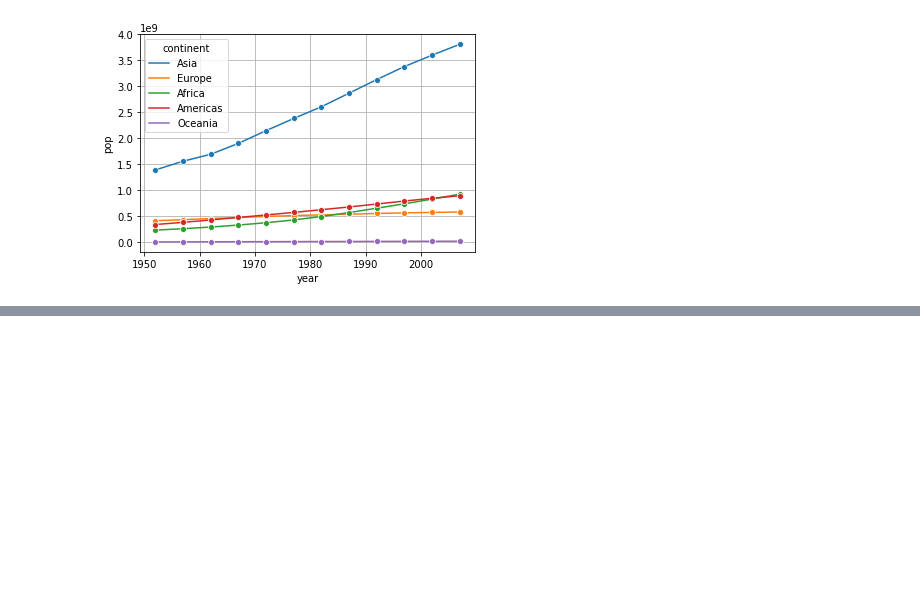
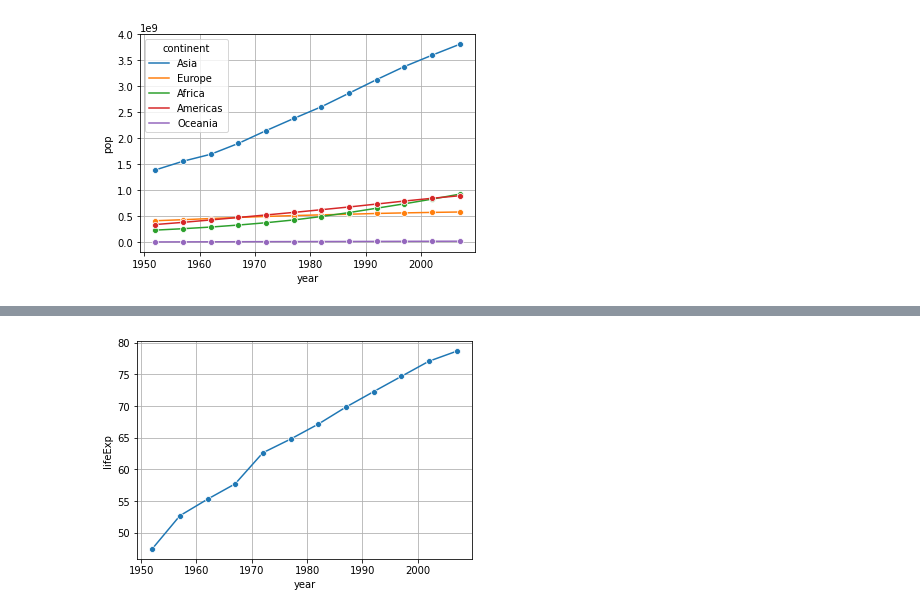
Before and after one commit to esn73/lab_python, a Jupyter notebook: py23_gapminder.ipynb, the cells around one changed output, grey strips where cells are left out. Saved outputs shown, nothing was run; the diff lists cells and outputs as text; code cells hidden in the pictures; blank space fills up the shorter version.

```diff
--- a/py23_gapminder.ipynb
+++ b/py23_gapminder.ipynb
@@ -273,0 +308,3 @@ plt.show()
+# %%
+korea = gapminder[gapminder['country'].str.lower().str.contains('korea, rep')]
+korea
@@ -273,0 +325,7 @@ plt.show()
+# %%
+# 우리 나라 기대 수명 시계열 그래프
+sns.lineplot(x='year', y='lifeExp', data=korea, marker='o')
+plt.grid()
+plt.show()
+# %% [output]
+[figure, added]
```
Also changed, not shown: parts of 5 cells of this notebook.
